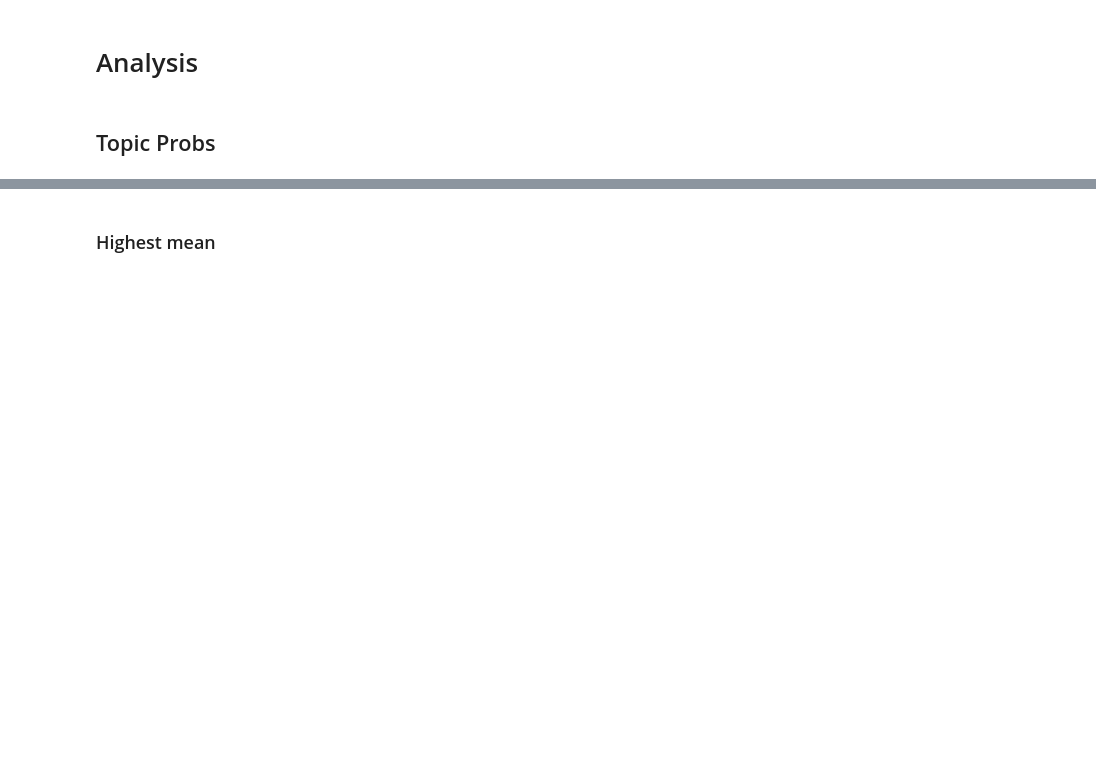
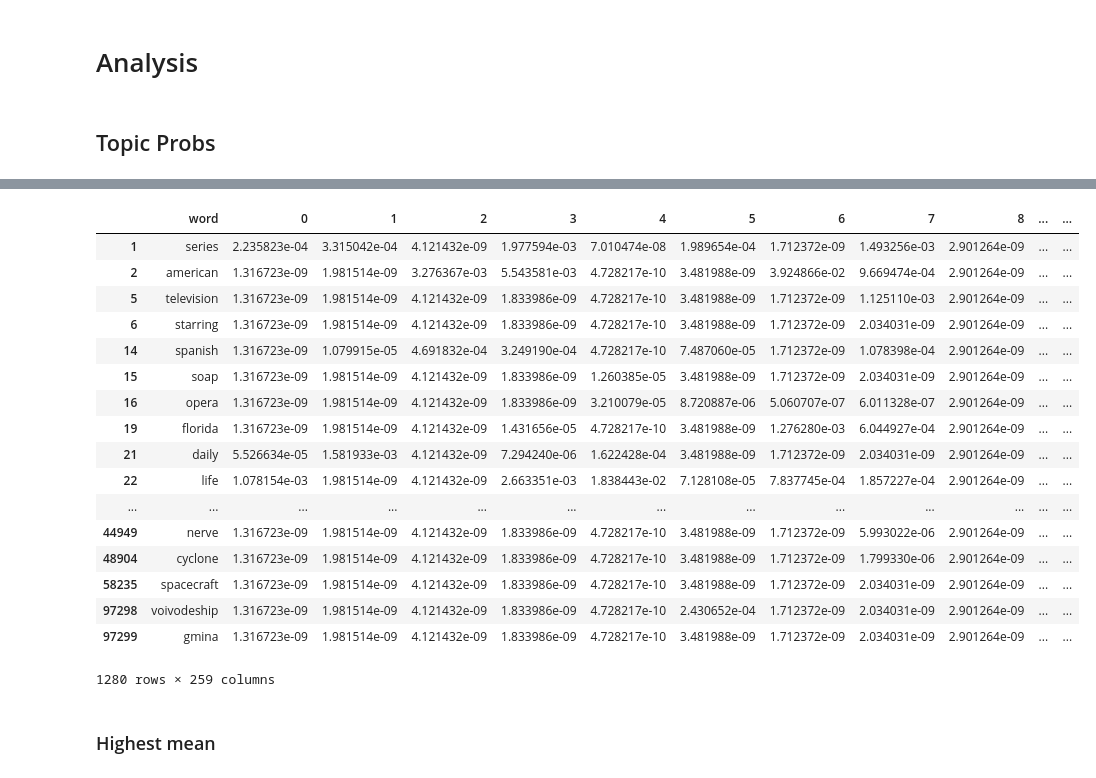
Before and after one commit to knub/master-thesis, a Jupyter notebook: notebooks/Topics.ipynb, the cells around one changed output, grey strips where cells are left out. Drawn from its saved outputs; the diff is of its cells as text; code cells hidden in the pictures; blank space fills up the shorter version.

```diff
--- a/notebooks/Topics.ipynb
+++ b/notebooks/Topics.ipynb
@@ -32,7 +32,7 @@ line-height:1.1em;
 </style>
 """)
 # %%
-MODEL = "../models/topic-models/topic.full.fixed-vocabulary.alpha-1-100.256-400.model"
+MODEL = "../models/topic-models/topic.full.alpha-1-100.256-400.model"
 # %% [markdown]
 # Evaluating strength of raw models
 # %% [markdown]
@@ -202,3 +213,24 @@ df_probs = df_probs[df_probs.word.apply(lambda w: w in topic_words)]
+# %%
+df_probs
+# %% [output]
+|  | word | 0 | 1 | 2 | 3 | 4 | 5 | 6 | 7 | 8 | ... | ... |
+| 1 | series | 2.235823e-04 | 3.315042e-04 | 4.121432e-09 | 1.977594e-03 | 7.010474e-08 | 1.989654e-04 | 1.712372e-09 | 1.493256e-03 | 2.901264e-09 | ... | ... |
+| 2 | american | 1.316723e-09 | 1.981514e-09 | 3.276367e-03 | 5.543581e-03 | 4.728217e-10 | 3.481988e-09 | 3.924866e-02 | 9.669474e-04 | 2.901264e-09 | ... | ... |
+| 5 | television | 1.316723e-09 | 1.981514e-09 | 4.121432e-09 | 1.833986e-09 | 4.728217e-10 | 3.481988e-09 | 1.712372e-09 | 1.125110e-03 | 2.901264e-09 | ... | ... |
+| 6 | starring | 1.316723e-09 | 1.981514e-09 | 4.121432e-09 | 1.833986e-09 | 4.728217e-10 | 3.481988e-09 | 1.712372e-09 | 2.034031e-09 | 2.901264e-09 | ... | ... |
+| 14 | spanish | 1.316723e-09 | 1.079915e-05 | 4.691832e-04 | 3.249190e-04 | 4.728217e-10 | 7.487060e-05 | 1.712372e-09 | 1.078398e-04 | 2.901264e-09 | ... | ... |
+| 15 | soap | 1.316723e-09 | 1.981514e-09 | 4.121432e-09 | 1.833986e-09 | 1.260385e-05 | 3.481988e-09 | 1.712372e-09 | 2.034031e-09 | 2.901264e-09 | ... | ... |
+| 16 | opera | 1.316723e-09 | 1.981514e-09 | 4.121432e-09 | 1.833986e-09 | 3.210079e-05 | 8.720887e-06 | 5.060707e-07 | 6.011328e-07 | 2.901264e-09 | ... | ... |
+| 19 | florida | 1.316723e-09 | 1.981514e-09 | 4.121432e-09 | 1.431656e-05 | 4.728217e-10 | 3.481988e-09 | 1.276280e-03 | 6.044927e-04 | 2.901264e-09 | ... | ... |
+| 21 | daily | 5.526634e-05 | 1.581933e-03 | 4.121432e-09 | 7.294240e-06 | 1.622428e-04 | 3.481988e-09 | 1.712372e-09 | 2.034031e-09 | 2.901264e-09 | ... | ... |
+| 22 | life | 1.078154e-03 | 1.981514e-09 | 4.121432e-09 | 2.663351e-03 | 1.838443e-02 | 7.128108e-05 | 7.837745e-04 | 1.857227e-04 | 2.901264e-09 | ... | ... |
+| ... | ... | ... | ... | ... | ... | ... | ... | ... | ... | ... | ... | ... |
+| 44949 | nerve | 1.316723e-09 | 1.981514e-09 | 4.121432e-09 | 1.833986e-09 | 4.728217e-10 | 3.481988e-09 | 1.712372e-09 | 5.993022e-06 | 2.901264e-09 | ... | ... |
+| 48904 | cyclone | 1.316723e-09 | 1.981514e-09 | 4.121432e-09 | 1.833986e-09 | 4.728217e-10 | 3.481988e-09 | 1.712372e-09 | 1.799330e-06 | 2.901264e-09 | ... | ... |
+| 58235 | spacecraft | 1.316723e-09 | 1.981514e-09 | 4.121432e-09 | 1.833986e-09 | 4.728217e-10 | 3.481988e-09 | 1.712372e-09 | 2.034031e-09 | 2.901264e-09 | ... | ... |
+| 97298 | voivodeship | 1.316723e-09 | 1.981514e-09 | 4.121432e-09 | 1.833986e-09 | 4.728217e-10 | 2.430652e-04 | 1.712372e-09 | 2.034031e-09 | 2.901264e-09 | ... | ... |
+| 97299 | gmina | 1.316723e-09 | 1.981514e-09 | 4.121432e-09 | 1.833986e-09 | 4.728217e-10 | 3.481988e-09 | 1.712372e-09 | 2.034031e-09 | 2.901264e-09 | ... | ... |
+1280 rows × 259 columns
 # %% [markdown]
 ### Highest mean
 # %% [markdown]
```
Also changed, not shown: parts of 3 cells of this notebook, 1 other file.
